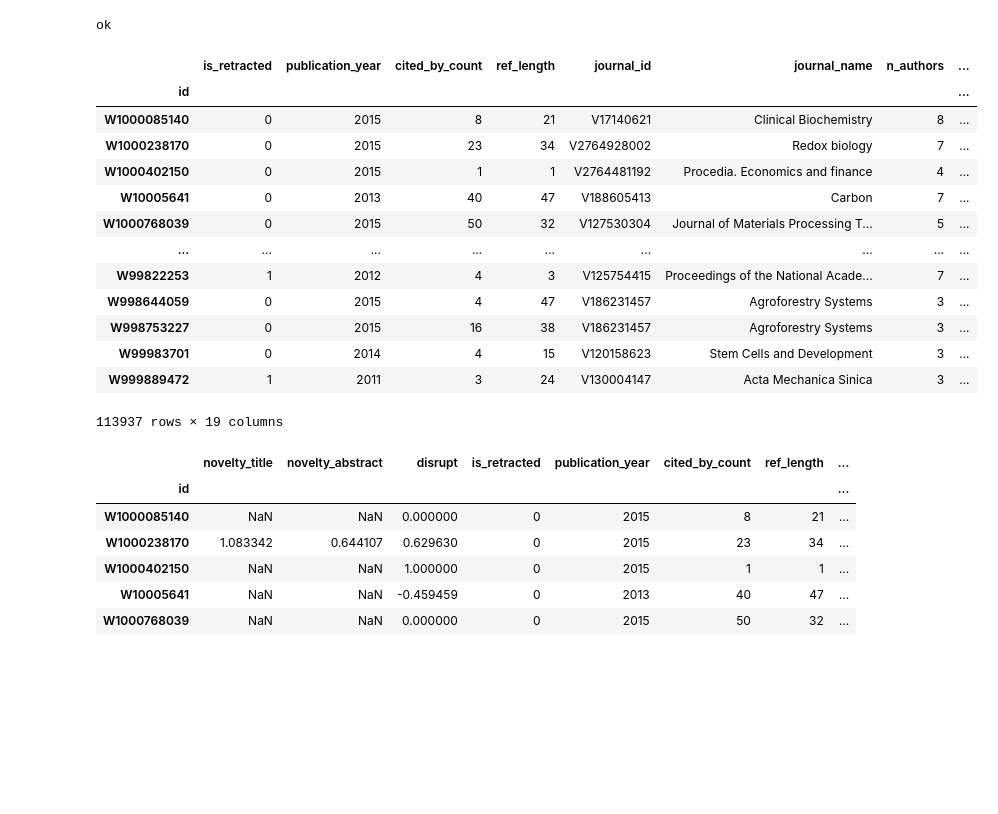
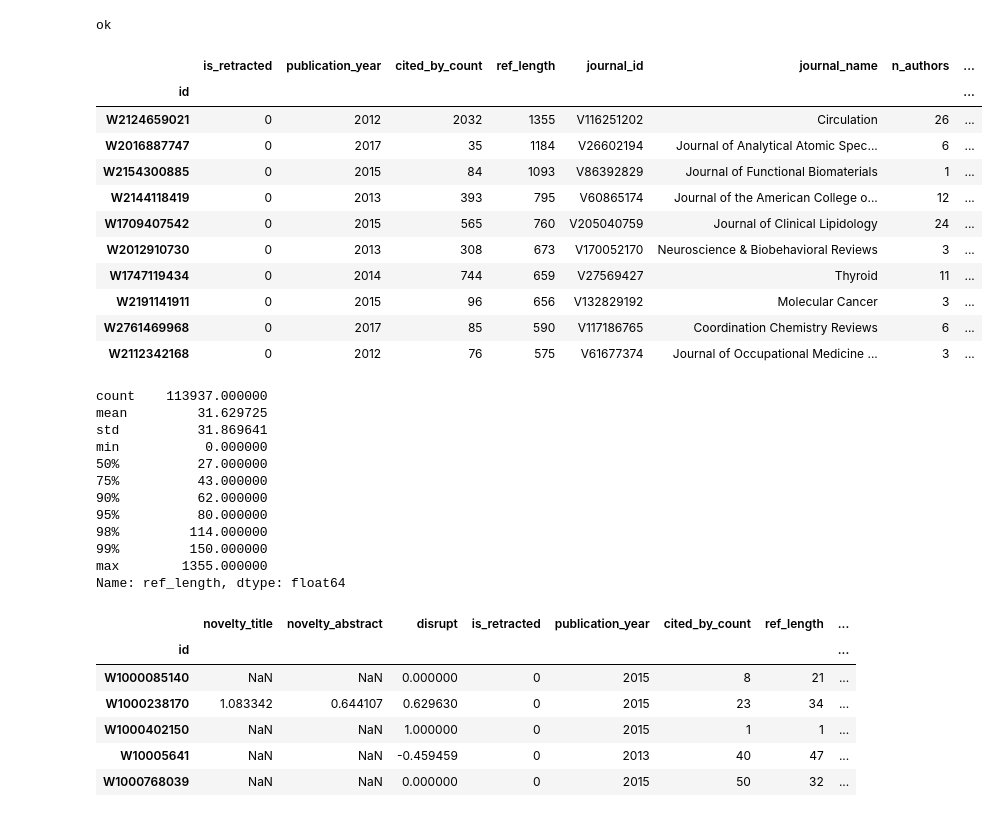
Before and after one commit to vaneseltine/s4-dark-side, a Jupyter notebook: 6_statsmodels.ipynb, the cells around one changed output. Cells and saved outputs as stored; diff of their text form; code cells hidden in the pictures; blank space fills up the shorter version.

```diff
--- a/6_statsmodels.ipynb
+++ b/6_statsmodels.ipynb
@@ -37,21 +32,33 @@ ok
 # %%
-raw_df = pd.read_feather('data/analysis_df.feather').set_index('id')
-raw_df
+raw_df.sort_values('ref_length', ascending=False).head(10)
 # %% [output]
 |  | is_retracted | publication_year | cited_by_count | ref_length | journal_id | journal_name | n_authors | ... |
 | id |  |  |  |  |  |  |  | ... |
-| W1000085140 | 0 | 2015 | 8 | 21 | V17140621 | Clinical Biochemistry | 8 | ... |
-| W1000238170 | 0 | 2015 | 23 | 34 | V2764928002 | Redox biology | 7 | ... |
-| W1000402150 | 0 | 2015 | 1 | 1 | V2764481192 | Procedia. Economics and finance | 4 | ... |
-| W10005641 | 0 | 2013 | 40 | 47 | V188605413 | Carbon | 7 | ... |
-| W1000768039 | 0 | 2015 | 50 | 32 | V127530304 | Journal of Materials Processing T... | 5 | ... |
-| ... | ... | ... | ... | ... | ... | ... | ... | ... |
-| W99822253 | 1 | 2012 | 4 | 3 | V125754415 | Proceedings of the National Acade... | 7 | ... |
-| W998644059 | 0 | 2015 | 4 | 47 | V186231457 | Agroforestry Systems | 3 | ... |
-| W998753227 | 0 | 2015 | 16 | 38 | V186231457 | Agroforestry Systems | 3 | ... |
-| W99983701 | 0 | 2014 | 4 | 15 | V120158623 | Stem Cells and Development | 3 | ... |
-| W999889472 | 1 | 2011 | 3 | 24 | V130004147 | Acta Mechanica Sinica | 3 | ... |
+| W2124659021 | 0 | 2012 | 2032 | 1355 | V116251202 | Circulation | 26 | ... |
+| W2016887747 | 0 | 2017 | 35 | 1184 | V26602194 | Journal of Analytical Atomic Spec... | 6 | ... |
+| W2154300885 | 0 | 2015 | 84 | 1093 | V86392829 | Journal of Functional Biomaterials | 1 | ... |
+| W2144118419 | 0 | 2013 | 393 | 795 | V60865174 | Journal of the American College o... | 12 | ... |
+| W1709407542 | 0 | 2015 | 565 | 760 | V205040759 | Journal of Clinical Lipidology | 24 | ... |
+| W2012910730 | 0 | 2013 | 308 | 673 | V170052170 | Neuroscience & Biobehavioral Reviews | 3 | ... |
+| W1747119434 | 0 | 2014 | 744 | 659 | V27569427 | Thyroid | 11 | ... |
+| W2191141911 | 0 | 2015 | 96 | 656 | V132829192 | Molecular Cancer | 3 | ... |
+| W2761469968 | 0 | 2017 | 85 | 590 | V117186765 | Coordination Chemistry Reviews | 6 | ... |
+| W2112342168 | 0 | 2012 | 76 | 575 | V61677374 | Journal of Occupational Medicine ... | 3 | ... |
-113937 rows × 19 columns
+# %%
+raw_df['ref_length'].describe(percentiles=[.5, .75, .9, .95, .98, .99])
+# %% [output]
+count    113937.000000
+mean         31.629725
+std          31.869641
+min           0.000000
+50%          27.000000
+75%          43.000000
+90%          62.000000
+95%          80.000000
+98%         114.000000
+99%         150.000000
+max        1355.000000
+Name: ref_length, dtype: float64
 # %%
 X_names = 'is_retracted publication_year cited_by_count ref_length n_authors'.split()
 Y_names = 'novelty_title novelty_abstract disrupt'.split()
```
Also changed, not shown: parts of 2 cells of this notebook, 2 other files.
